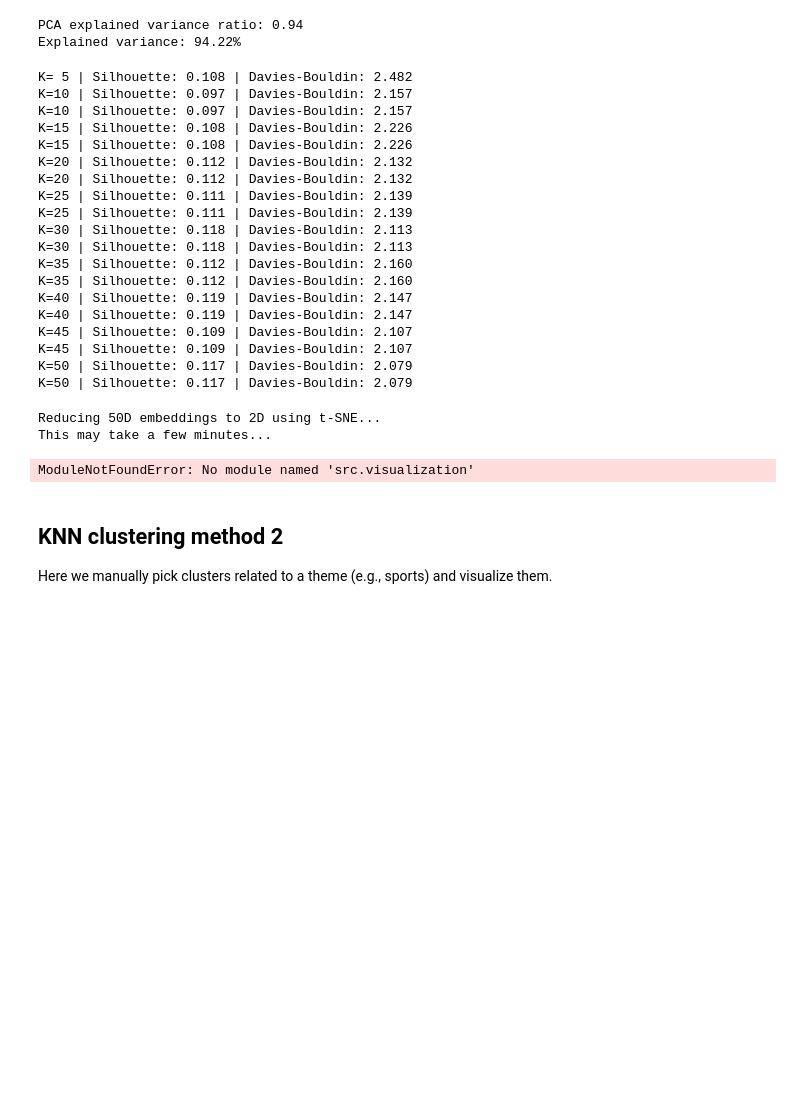
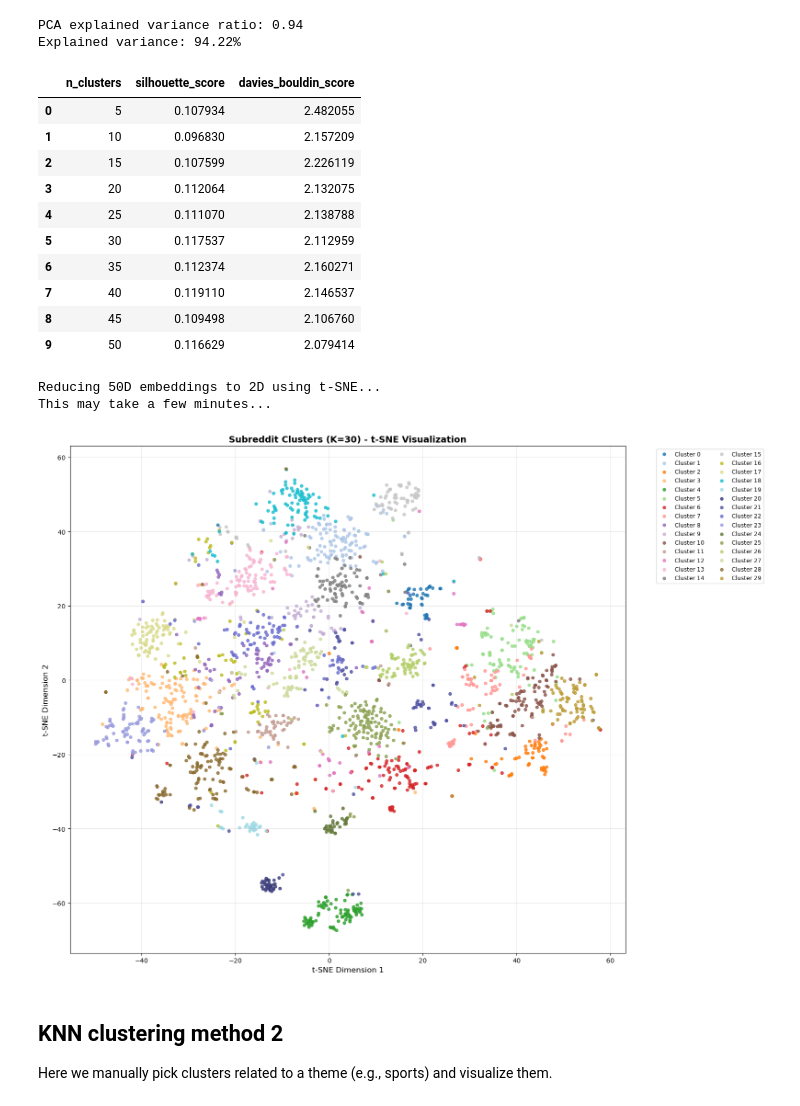
Before and after one commit to l0uisgrange/ada-2025-project, a Jupyter notebook: results.ipynb, the cells around one changed output. Saved outputs shown, nothing was run; the diff lists cells and outputs as text; code cells hidden in the pictures; blank space fills up the shorter version.

```diff
--- a/results.ipynb
+++ b/results.ipynb
@@ -106,27 +160,19 @@ Explained variance: 94.22%
 from src.clustering import evaluate_clustering_range
 
 metrics_df = evaluate_clustering_range(embeddings_pca)
-#metrics_df
+metrics_df[['n_clusters', 'silhouette_score', 'davies_bouldin_score']]
 # %% [output]
-K= 5 | Silhouette: 0.108 | Davies-Bouldin: 2.482
-K=10 | Silhouette: 0.097 | Davies-Bouldin: 2.157
-K=10 | Silhouette: 0.097 | Davies-Bouldin: 2.157
-K=15 | Silhouette: 0.108 | Davies-Bouldin: 2.226
-K=15 | Silhouette: 0.108 | Davies-Bouldin: 2.226
-K=20 | Silhouette: 0.112 | Davies-Bouldin: 2.132
-K=20 | Silhouette: 0.112 | Davies-Bouldin: 2.132
-K=25 | Silhouette: 0.111 | Davies-Bouldin: 2.139
-K=25 | Silhouette: 0.111 | Davies-Bouldin: 2.139
-K=30 | Silhouette: 0.118 | Davies-Bouldin: 2.113
-K=30 | Silhouette: 0.118 | Davies-Bouldin: 2.113
-K=35 | Silhouette: 0.112 | Davies-Bouldin: 2.160
-K=35 | Silhouette: 0.112 | Davies-Bouldin: 2.160
-K=40 | Silhouette: 0.119 | Davies-Bouldin: 2.147
-K=40 | Silhouette: 0.119 | Davies-Bouldin: 2.147
-K=45 | Silhouette: 0.109 | Davies-Bouldin: 2.107
-K=45 | Silhouette: 0.109 | Davies-Bouldin: 2.107
-K=50 | Silhouette: 0.117 | Davies-Bouldin: 2.079
-K=50 | Silhouette: 0.117 | Davies-Bouldin: 2.079
+|  | n_clusters | silhouette_score | davies_bouldin_score |
+| 0 | 5 | 0.107934 | 2.482055 |
+| 1 | 10 | 0.096830 | 2.157209 |
+| 2 | 15 | 0.107599 | 2.226119 |
+| 3 | 20 | 0.112064 | 2.132075 |
+| 4 | 25 | 0.111070 | 2.138788 |
+| 5 | 30 | 0.117537 | 2.112959 |
+| 6 | 35 | 0.112374 | 2.160271 |
+| 7 | 40 | 0.119110 | 2.146537 |
+| 8 | 45 | 0.109498 | 2.106760 |
+| 9 | 50 | 0.116629 | 2.079414 |
 # %%
 from src.clustering import perform_kmeans_clustering
 
@@ -147,11 +193,11 @@ viz_df = create_cluster_visualization_df(
 # %%
 from src.visualization import plot_cluster_overview
 plot_cluster_overview(
-    viz_df,
+    viz_df
     #save_path='subreddit_clusters_tsne.png' TO ADD  !!!
 );
 # %% [output]
-ModuleNotFoundError: No module named 'src.visualization'
+[figure, added]
 # %% [markdown]
 ## KNN clustering method 2
 
```
Also changed, not shown: parts of 10 cells of this notebook, 2 other files.
